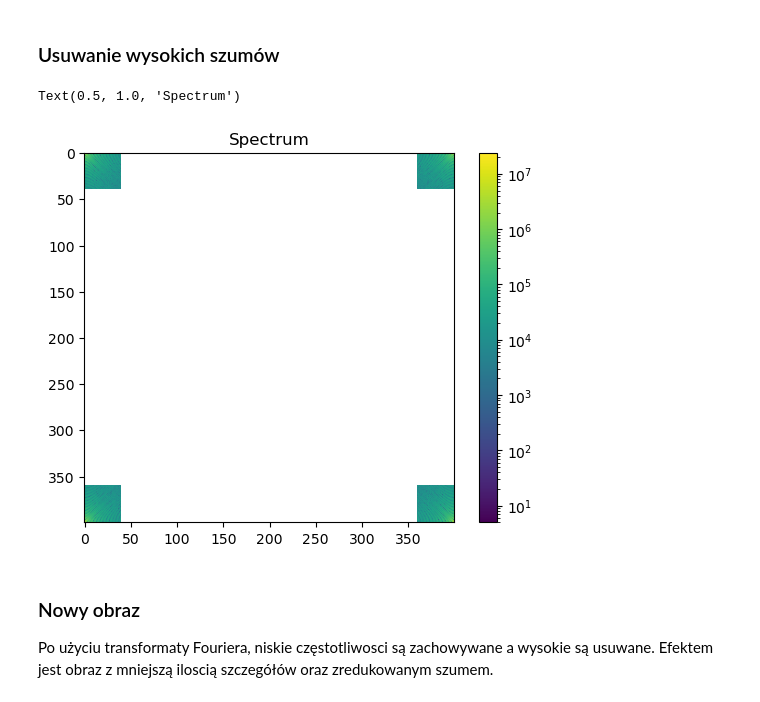
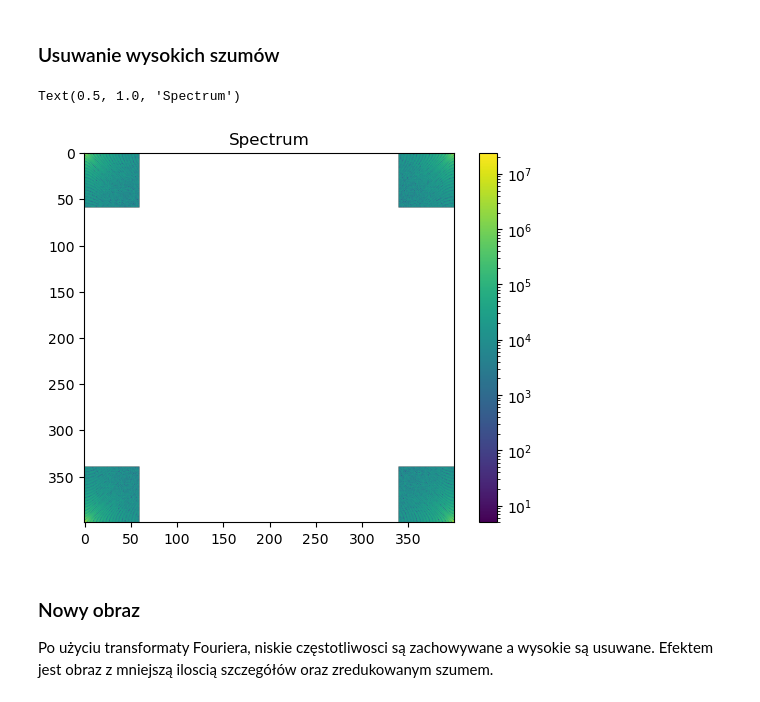
Before and after one commit to Borys35/image-denoising-with-fft, a Jupyter notebook: fourier.ipynb, the cells around one changed output. Cells and saved outputs as stored; diff of their text form; code cells hidden in the pictures.

```diff
--- a/fourier.ipynb
+++ b/fourier.ipynb
@@ -34,18 +34,18 @@ Text(0.5, 1.0, 'Fourier transform')
 # %% [markdown]
 ### Usuwanie wysokich szumów
 # %%
-keep = 0.1
+keep = 0.15
 image_fft2 = image_fft.copy()
 r, c = image_fft2.shape
 image_fft2[int(r * keep):int(r * (1 - keep))] = 0
 image_fft2[:, int(c * keep):int(c * (1 - keep))] = 0
 
 plt.figure()
 plot_spectrum(image_fft2)
 plt.title("Spectrum")
 # %% [output]
 Text(0.5, 1.0, 'Spectrum')
-[figure, old version]
+[figure, new version]
 # %% [markdown]
 ### Nowy obraz
 
```
Also changed, not shown: parts of 2 cells of this notebook.
